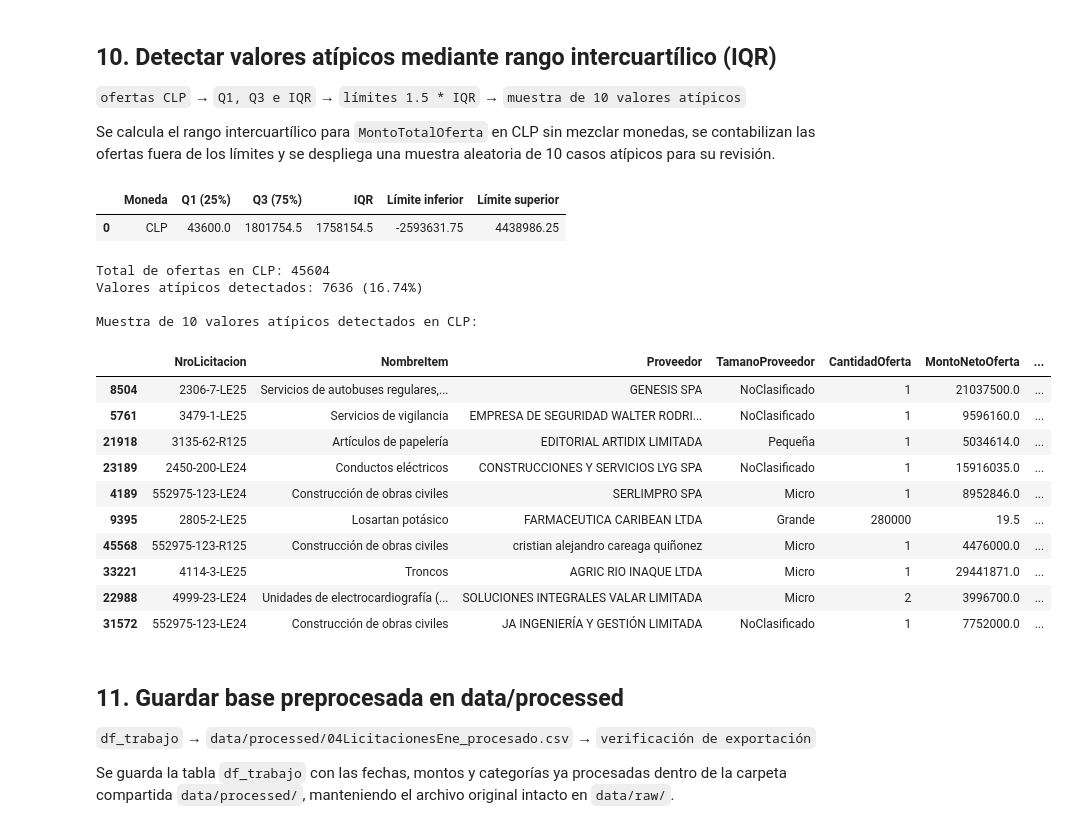
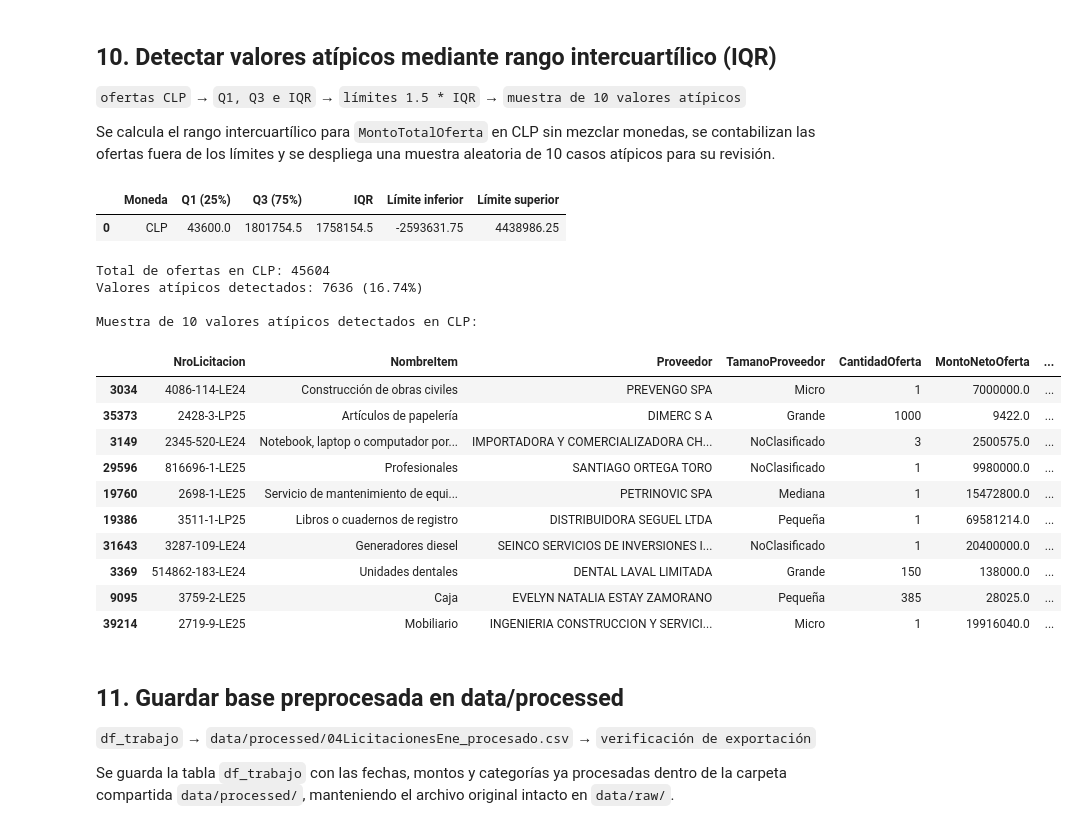
Before and after one commit to BertGonzalezOlmos/proyecto-mcdi500, a Jupyter notebook: F2/F2_Preprocesamiento.ipynb, the cells around one changed output. Drawn from its saved outputs; the diff is of its cells as text; code cells hidden in the pictures.

```diff
--- a/F2/F2_Preprocesamiento.ipynb
+++ b/F2/F2_Preprocesamiento.ipynb
@@ -625,7 +625,7 @@ if not valores_no_incluidos:
 
 
 # PASO 28: Generar una muestra provisional de 10 ejemplos aleatorios de la base.
-# Usamos un generador aleatorio (default_rng) para que cambien en cada ejecución.
+# Usamos un generador aleatorio (default_rng) con semilla fija para que la muestra sea reproducible.
 import numpy as np
 
 columnas_ejemplo = [
@@ -637,7 +637,8 @@ columnas_ejemplo = [
     "ResultadoOferta"
 ]
 
-rng = np.random.default_rng()
+SEMILLA = 42  # semilla fija: la muestra es la misma en cada ejecución
+rng = np.random.default_rng(SEMILLA)
 
 muestra_provisional = (
     df_trabajo[columnas_ejemplo]
@@ -711,44 +712,44 @@ porcentaje_atipicos = (len(atipicos_clp) / len(ofertas_clp)) * 100
 print(f"Total de ofertas en CLP: {len(ofertas_clp)}")
 print(f"Valores atípicos detectados: {len(atipicos_clp)} ({porcentaje_atipicos:.2f}%)")
 
 
 # PASO 31: Mostrar un ejemplo de 10 valores atípicos obtenidos.
 import numpy as np
 
 columnas_atipicos = [
     "NroLicitacion",
     "NombreItem",
     "Proveedor",
     "TamanoProveedor",
     "CantidadOferta",
     "MontoNetoOferta",
     "MontoTotalOferta",
     "ResultadoOferta"
 ]
 
-rng = np.random.default_rng()
+rng = np.random.default_rng(SEMILLA)  # misma semilla del Paso 28
 muestra_atipicos = atipicos_clp[columnas_atipicos].sample(n=10, random_state=rng)
 
 print("\nMuestra de 10 valores atípicos detectados en CLP:")
 display(muestra_atipicos)
 # %% [output]
 |  | Moneda | Q1 (25%) | Q3 (75%) | IQR | Límite inferior | Límite superior |
 | 0 | CLP | 43600.0 | 1801754.5 | 1758154.5 | -2593631.75 | 4438986.25 |
 Total de ofertas en CLP: 45604
 Valores atípicos detectados: 7636 (16.74%)
 
 Muestra de 10 valores atípicos detectados en CLP:
 |  | NroLicitacion | NombreItem | Proveedor | TamanoProveedor | CantidadOferta | MontoNetoOferta | ... |
-| 8504 | 2306-7-LE25 | Servicios de autobuses regulares,... | GENESIS SPA | NoClasificado | 1 | 21037500.0 | ... |
-| 5761 | 3479-1-LE25 | Servicios de vigilancia | EMPRESA DE SEGURIDAD WALTER RODRI... | NoClasificado | 1 | 9596160.0 | ... |
-| 21918 | 3135-62-R125 | Artículos de papelería | EDITORIAL ARTIDIX LIMITADA | Pequeña | 1 | 5034614.0 | ... |
-| 23189 | 2450-200-LE24 | Conductos eléctricos | CONSTRUCCIONES Y SERVICIOS LYG SPA | NoClasificado | 1 | 15916035.0 | ... |
-| 4189 | 552975-123-LE24 | Construcción de obras civiles | SERLIMPRO SPA | Micro | 1 | 8952846.0 | ... |
-| 9395 | 2805-2-LE25 | Losartan potásico | FARMACEUTICA CARIBEAN LTDA | Grande | 280000 | 19.5 | ... |
-| 45568 | 552975-123-R125 | Construcción de obras civiles | cristian alejandro careaga quiñonez | Micro | 1 | 4476000.0 | ... |
-| 33221 | 4114-3-LE25 | Troncos | AGRIC RIO INAQUE LTDA | Micro | 1 | 29441871.0 | ... |
-| 22988 | 4999-23-LE24 | Unidades de electrocardiografía (... | SOLUCIONES INTEGRALES VALAR LIMITADA | Micro | 2 | 3996700.0 | ... |
-| 31572 | 552975-123-LE24 | Construcción de obras civiles | JA INGENIERÍA Y GESTIÓN LIMITADA | NoClasificado | 1 | 7752000.0 | ... |
+| 3034 | 4086-114-LE24 | Construcción de obras civiles | PREVENGO SPA | Micro | 1 | 7000000.0 | ... |
+| 35373 | 2428-3-LP25 | Artículos de papelería | DIMERC S A | Grande | 1000 | 9422.0 | ... |
+| 3149 | 2345-520-LE24 | Notebook, laptop o computador por... | IMPORTADORA Y COMERCIALIZADORA CH... | NoClasificado | 3 | 2500575.0 | ... |
+| 29596 | 816696-1-LE25 | Profesionales | SANTIAGO ORTEGA TORO | NoClasificado | 1 | 9980000.0 | ... |
+| 19760 | 2698-1-LE25 | Servicio de mantenimiento de equi... | PETRINOVIC SPA | Mediana | 1 | 15472800.0 | ... |
+| 19386 | 3511-1-LP25 | Libros o cuadernos de registro | DISTRIBUIDORA SEGUEL LTDA | Pequeña | 1 | 69581214.0 | ... |
+| 31643 | 3287-109-LE24 | Generadores diesel | SEINCO SERVICIOS DE INVERSIONES I... | NoClasificado | 1 | 20400000.0 | ... |
+| 3369 | 514862-183-LE24 | Unidades dentales | DENTAL LAVAL LIMITADA | Grande | 150 | 138000.0 | ... |
+| 9095 | 3759-2-LE25 | Caja | EVELYN NATALIA ESTAY ZAMORANO | Pequeña | 385 | 28025.0 | ... |
+| 39214 | 2719-9-LE25 | Mobiliario | INGENIERIA CONSTRUCCION Y SERVICI... | Micro | 1 | 19916040.0 | ... |
 # %% [markdown]
 ## 11. Guardar base preprocesada en data/processed
 
```
Also changed, not shown: parts of 2 cells of this notebook, 4 other files.
